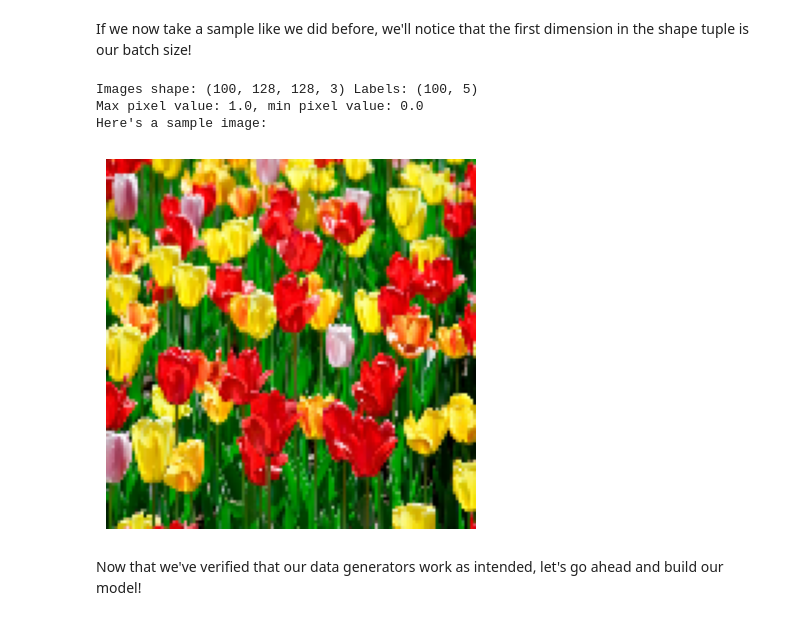
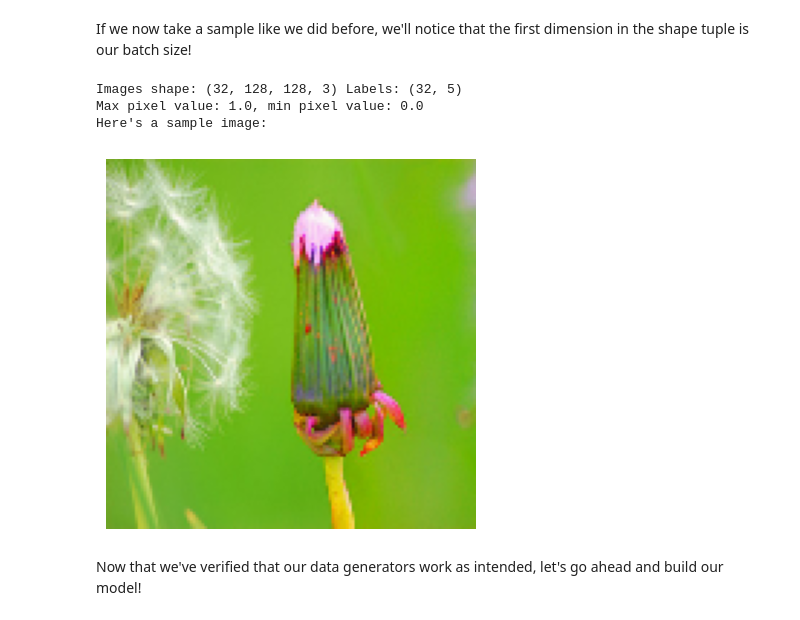
Before and after one commit to adrienabbet/2025_ML_EES, a Jupyter notebook: notebook_dl/S6_1_CNNs.ipynb, the cells around one changed output. Drawn from its saved outputs; the diff is of its cells as text; code cells hidden in the pictures.

```diff
--- a/notebook_dl/S6_1_CNNs.ipynb
+++ b/notebook_dl/S6_1_CNNs.ipynb
@@ -304,7 +300,7 @@ We actually want to work in 32 image batches, so let's go ahead and batch our da
 *Hint 2: Tensorflow datasets include a `.batch()` method that allows you to easily define batch sizes associated with the database instance. [Here is the documentation](https://www.tensorflow.org/api_docs/python/tf/data/Dataset#batch)*.
 # %%
 # Define the batch size
-batch_size = 100
+batch_size = 32
 
 train = train.batch(batch_size)
 validation = valid.batch(batch_size)
@@ -314,16 +310,16 @@ If we now take a sample like we did before, we'll notice that the first dimensio
 # %%
 for images, labels in validation.take(1):
   print(f'Images shape: {images.numpy().shape} Labels: {labels.numpy().shape}')
   print(f'Max pixel value: {images.numpy().max()}, min pixel value: {images.numpy().min()}')
   print("Here's a sample image:\n")
   fig,ax = plt.subplots()
   ax.axis('off')
-  ax.imshow(images[7])
+  ax.imshow(images[0])
 # %% [output]
-Images shape: (100, 128, 128, 3) Labels: (100, 5)
+Images shape: (32, 128, 128, 3) Labels: (32, 5)
 Max pixel value: 1.0, min pixel value: 0.0
 Here's a sample image:
-[figure, old version]
+[figure, new version]
 # %% [markdown]
 
 Now that we've verified that our data generators work as intended, let's go ahead and build our model!
```
Also changed, not shown: parts of 17 cells of this notebook.
